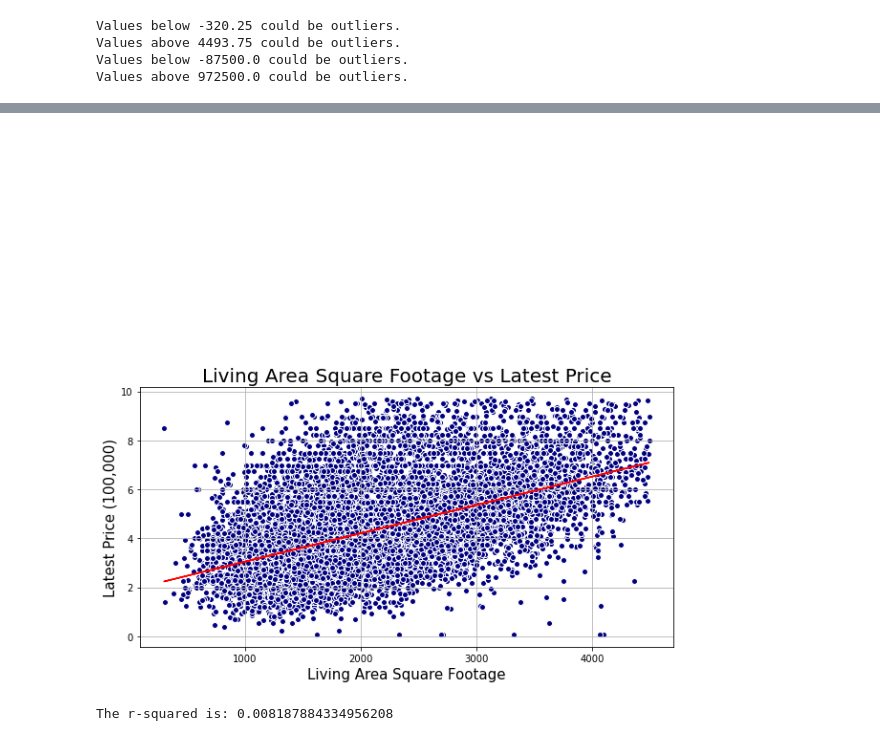
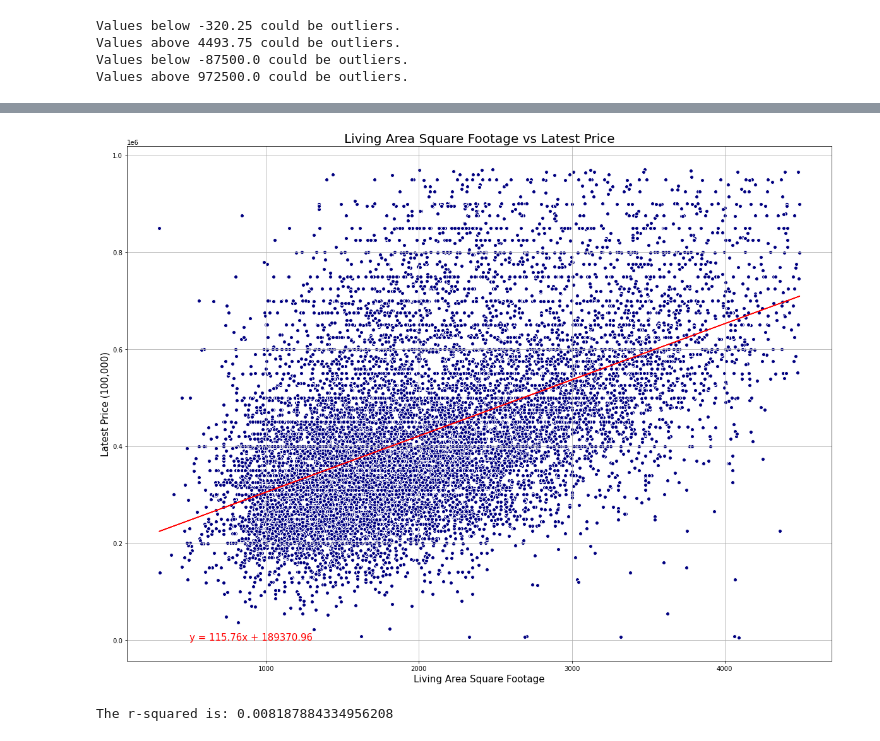
Before and after one commit to jonarnold3065/SMU_Project-1, a Jupyter notebook: Greyson_Work/Greyson_Notebook.ipynb, the cells around one changed output, grey strips where cells are left out. Drawn from its saved outputs; the diff is of its cells as text; code cells hidden in the pictures.

```diff
--- a/Greyson_Work/Greyson_Notebook.ipynb
+++ b/Greyson_Work/Greyson_Notebook.ipynb
@@ -183,17 +219,17 @@ Values below -87500.0 could be outliers.
 Values above 972500.0 could be outliers.
 # %%
 x_values = outlierGoneDf['livingAreaSqFt']
-y_values = outlierGoneDf['latestPrice'] / 100000
+y_values = outlierGoneDf['latestPrice']
 
 (slope, intercept, rvalue, pvalue, stderr) = linregress(x_values, y_values)
 regress_values = x_values * slope + intercept
 line_eq = "y = " + str(round(slope,2)) + "x + " + str(round(intercept,2))
 
-plt.figure(figsize=(10, 5))
+plt.figure(figsize=(20, 15))
 plt.scatter(x_values,y_values, marker="o", facecolors="navy", edgecolors="white")
 plt.plot(x_values,regress_values,"r-")
 
-plt.annotate(line_eq,(-55,20),fontsize=15,color="red")
+plt.annotate(line_eq,(500,0),fontsize=15,color="red")
 plt.title('Living Area Square Footage vs Latest Price', fontsize=20)
 plt.xlabel('Living Area Square Footage', fontsize=15)
 plt.ylabel('Latest Price (100,000)', fontsize=15)
@@ -205,4 +241,4 @@ The r-squared is: 0.2795590978796109
-[figure, old version]
+[figure, new version]
 # %%
 #Clean
 outlierGoneDf = pd.DataFrame()
```
Also changed, not shown: parts of 20 cells of this notebook.
